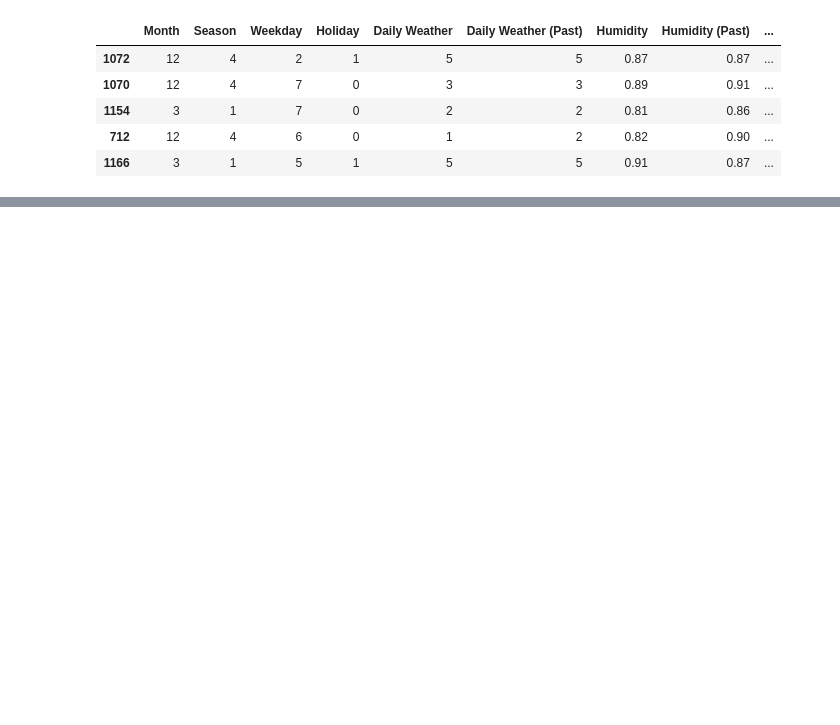
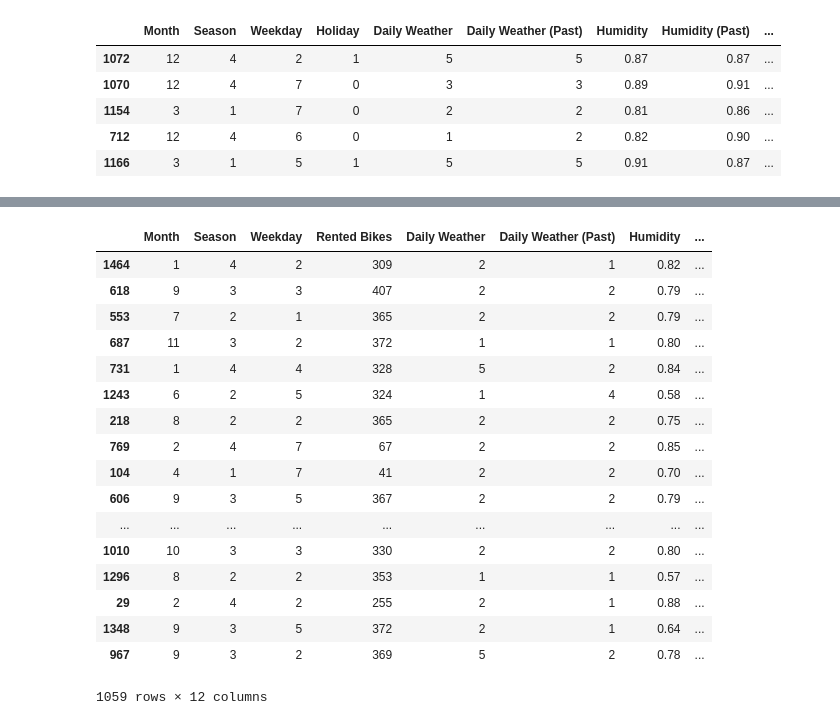
Before and after one commit to dataBikeHsUlm/MapReduce, a Jupyter notebook: Data_Profiling/Polynomial Regression.ipynb, the cells around one changed output, grey strips where cells are left out. Saved outputs shown, nothing was run; the diff lists cells and outputs as text; code cells hidden in the pictures; blank space fills up the shorter version.

```diff
--- a/Data_Profiling/Polynomial Regression.ipynb
+++ b/Data_Profiling/Polynomial Regression.ipynb
@@ -79,10 +79,30 @@ X.head()
 # %%
 #Split into train and test set
 X_train, X_test, y_train, y_test = train_test_split(X, y, test_size=0.3)
 scaler = StandardScaler()
 scaler.fit(X_train)
-X_train = scaler.transform(X_train)
-X_test = scaler.transform(X_test)
+X_train_scaled = scaler.transform(X_train)
+X_test_scaled = scaler.transform(X_test)
+X_train
+# %% [output]
+|  | Month | Season | Weekday | Rented Bikes | Daily Weather | Daily Weather (Past) | Humidity | ... |
+| 1464 | 1 | 4 | 2 | 309 | 2 | 1 | 0.82 | ... |
+| 618 | 9 | 3 | 3 | 407 | 2 | 2 | 0.79 | ... |
+| 553 | 7 | 2 | 1 | 365 | 2 | 2 | 0.79 | ... |
+| 687 | 11 | 3 | 2 | 372 | 1 | 1 | 0.80 | ... |
+| 731 | 1 | 4 | 4 | 328 | 5 | 2 | 0.84 | ... |
+| 1243 | 6 | 2 | 5 | 324 | 1 | 4 | 0.58 | ... |
+| 218 | 8 | 2 | 2 | 365 | 2 | 2 | 0.75 | ... |
+| 769 | 2 | 4 | 7 | 67 | 2 | 2 | 0.85 | ... |
+| 104 | 4 | 1 | 7 | 41 | 2 | 2 | 0.70 | ... |
+| 606 | 9 | 3 | 5 | 367 | 2 | 2 | 0.79 | ... |
+| ... | ... | ... | ... | ... | ... | ... | ... | ... |
+| 1010 | 10 | 3 | 3 | 330 | 2 | 2 | 0.80 | ... |
+| 1296 | 8 | 2 | 2 | 353 | 1 | 1 | 0.57 | ... |
+| 29 | 2 | 4 | 2 | 255 | 2 | 1 | 0.88 | ... |
+| 1348 | 9 | 3 | 5 | 372 | 2 | 1 | 0.64 | ... |
+| 967 | 9 | 3 | 2 | 369 | 5 | 2 | 0.78 | ... |
+1059 rows × 12 columns
 # %%
 #Normal regression
 lin = LinearRegression()
```
Also changed, not shown: parts of 4 cells of this notebook.
